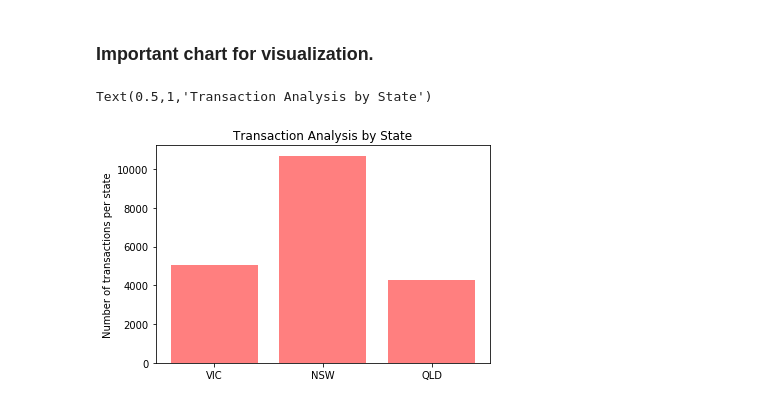
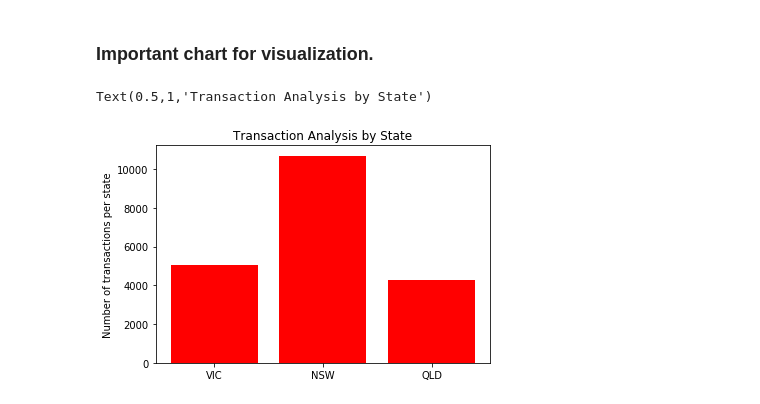
Before and after one commit to opeyemifarinde/InsideSherpa-KPMG-Virtual-Experience-Program, a Jupyter notebook: KPMG_InsideSherpa_Virtual_Internship_Opeyemi_Farinde_Submissions.ipynb, the cells around one changed output. Drawn from its saved outputs; the diff is of its cells as text; code cells hidden in the pictures.

```diff
--- a/KPMG_InsideSherpa_Virtual_Internship_Opeyemi_Farinde_Submissions.ipynb
+++ b/KPMG_InsideSherpa_Virtual_Internship_Opeyemi_Farinde_Submissions.ipynb
@@ -595,16 +595,16 @@ Comparing the transaction analysis with the new customers data as in cell "57" a
 # %%
 import numpy as np
 import matplotlib.pyplot as plt
 %matplotlib inline
 
 objects = ('VIC', 'NSW', 'QLD')
 y_pos = np.arange(len(objects))
-performance = [5021,10685,4262]
+values = [5021,10685,4262]
 
-plt.bar(y_pos, performance, align='center', alpha=0.5, color = "red")
+plt.bar(y_pos, values, align='center', alpha=1, color = "red")
 plt.xticks(y_pos, objects)
 plt.ylabel('Number of transactions per state')
 plt.title('Transaction Analysis by State')
 # %% [output]
 Text(0.5,1,'Transaction Analysis by State')
-[figure, old version]
+[figure, new version]
```
